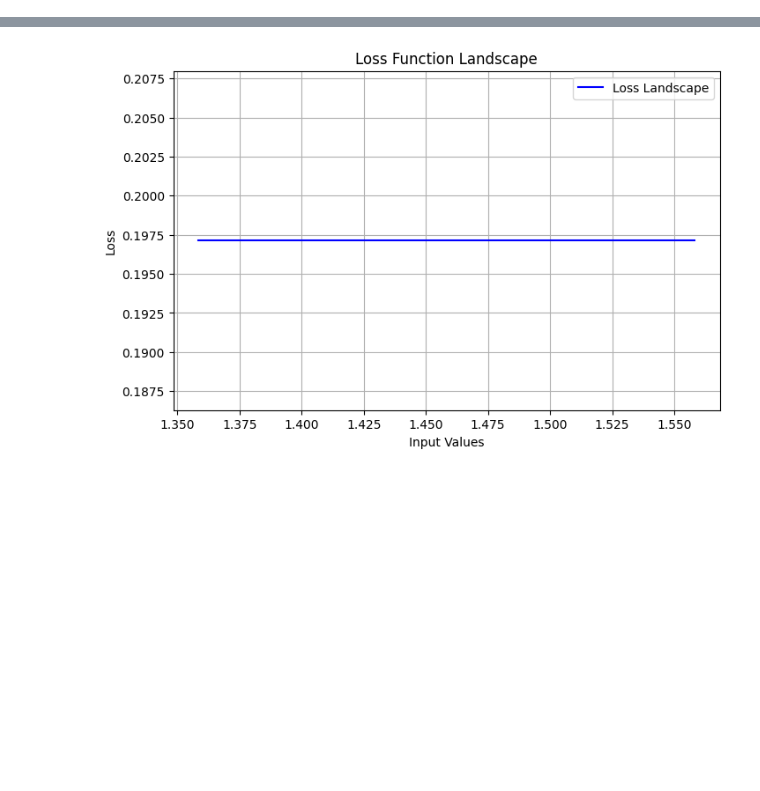
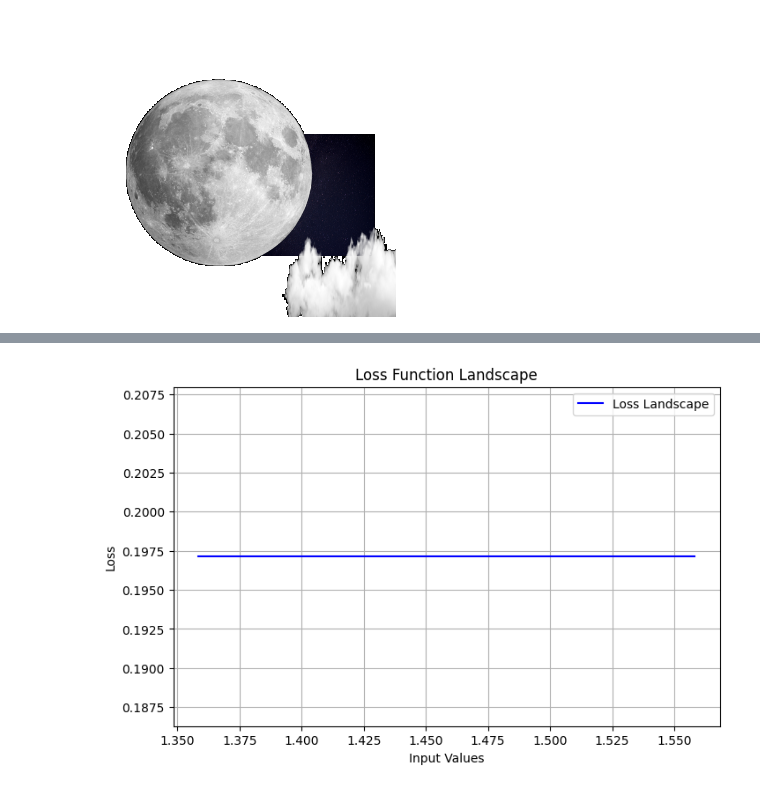
Before and after one commit to pietrosig/clip-primitive-stitching, a Jupyter notebook: grad_realworld.ipynb, the cells around one changed output, grey strips where cells are left out. Cells and saved outputs as stored; diff of their text form; code cells hidden in the pictures; blank space fills up the shorter version.

```diff
--- a/grad_realworld.ipynb
+++ b/grad_realworld.ipynb
@@ -56,16 +48,17 @@ elems
-# %%
-prompt_text = 'a forest with a big fire and lots of smoke'
-# %%
-elem_list = [torch.tensor(np.asarray(e), dtype=torch.float32) / 255 for e in list(elems.values())]
-# %%
-prompt_embedding = CLIP_emb_from_TEXT(prompt_text)
 # %%
-def loss_fn(x0, return_sol=False):
+def loss_fn(x0, elem_list, prompt_embedding, return_sol=False):
     rasterized_img = differentiable_rasterize(elem_list, x0[:, :3], x0[:, 3], (WIDTH, HEIGHT)).to(DEVICE)
+
+    # Mask of empty pixels
+    mask = (rasterized_img[:, -1, :, :] == 0)
+    mask_expanded = mask.unsqueeze(1).expand(-1, 3, -1, -1)
+
+    # Set empty pixels to 1 (aka white)
+    rasterized_img[:, :3, :, :][mask_expanded] = 1
 
     rasterized_emb = CLIP_emb_from_tensor(rasterized_img[:, :3, :, :])
 
     if return_sol:
-        return rasterized_emb, torch.nn.functional.cosine_similarity(rasterized_emb, prompt_embedding, dim=1)
+        return rasterized_img, torch.nn.functional.cosine_similarity(rasterized_emb, prompt_embedding, dim=1)
 
     return torch.nn.functional.cosine_similarity(rasterized_emb, prompt_embedding, dim=1)
@@ -112,0 +75,77 @@ KeyboardInterrupt:
+# %%
+step = 1
+
+for prompt_text, elems in list(RW_PRIMITIVES_IMGS.items())[5:]:
+    # Check if the directory exists
+    if not path.exists(path.join(RESULTS_DIR, prompt_text)):
+      os.makedirs(path.join(RESULTS_DIR, prompt_text))
+
+    with open(path.join(RESULTS_DIR, prompt_text, 'results.json'), 'w') as f:
+      pass # Open to reset the file
+
+    elem_list = [torch.tensor(np.asarray(e), dtype=torch.float32, device=DEVICE) / 255 for e in list(elems.values())]
+    prompt_embedding = CLIP_emb_from_TEXT(prompt_text).to(DEVICE)
+
+    x0 = torch.ones((len(elem_list), 4), dtype=torch.float, device=DEVICE) * 0.5
+    x0[:, 3] = 0 # No rotation
+    x0[1, 0:2] = 0.1 # Random position for second primitive
+    x0.requires_grad_(True)
+
+    # Create an optimizer, here using SGD.
+    optimizer = torch.optim.AdamW([x0], lr=0.01)
+    gamma = 0.5
+
+    # Optimization loop: we will perform gradient ascent on the loss by
+    # minimizing its negative.
+    num_iters = 1000
+    i = 0
+    while i <= num_iters:
+        i += 1
+        x0_sigmoid = x0
+        optimizer.zero_grad()
+        rasterized_img, sim_loss = loss_fn(x0_sigmoid, elem_list=elem_list, prompt_embedding=prompt_embedding, return_sol=True)
+
+
+        empty_pixel_loss = torch.sum(rasterized_img[:, -1, :, :] == 0) / (rasterized_img.shape[-1] * rasterized_img.shape[-2])
+
+        # Cosine similarity loss + empty pixel count normalized
+        loss = (1 - sim_loss) * (1 - gamma) + empty_pixel_loss * gamma
+
+        # Save the results
+        with open(path.join(RESULTS_DIR, prompt_text, 'results.json'), 'a') as f:
+          json.dump({i: {
+                          'full_loss': loss.item(),
+                          'sim_loss': sim_loss.item(),
+                          'pixel_loss': empty_pixel_loss.item(),
+                        }
+                    }, f)
+          f.write('\n')
+
+        loss.backward()
+        optimizer.step()
+        if i % step == 0:
+            with torch.no_grad():
+                rasterized_img = differentiable_rasterize(elem_list, x0_sigmoid[:, :3], x0_sigmoid[:, 3], (WIDTH, HEIGHT))
+
+            # Mask of empty pixels
+            mask = (rasterized_img[:, -1, :, :] == 0)
+            mask_expanded = mask.unsqueeze(1).expand(-1, 3, -1, -1)
+
+            # Set empty pixels to 1 (aka white)
+            rasterized_img[:, :3, :, :][mask_expanded] = 1
+
+            rasterized_img[:, -1, :, :] = 1  # Set alpha channel to 1
+
+            rasterized_img = rasterized_img.detach().cpu().squeeze().permute(1, 2, 0).numpy()
+
+            # Convert to PIL
+            img_pil = Image.fromarray((rasterized_img * 255).astype(np.uint8))
+
+            # Save rasterized image
+            img_pil.save(path.join(RESULTS_DIR, prompt_text, f'epoch_{i}.png'))
+
+            clear_output(wait=True)  # Clear previous output
+            display(img_pil)
+            print(f"Iteration {i}: Cosine Simliratity = {sim_loss.item():.4f} - Empty Pixel = {empty_pixel_loss.item():.4f}")
+# %% [output]
+[figure, added]
```
Also changed, not shown: parts of 7 cells of this notebook, 4 other files.
